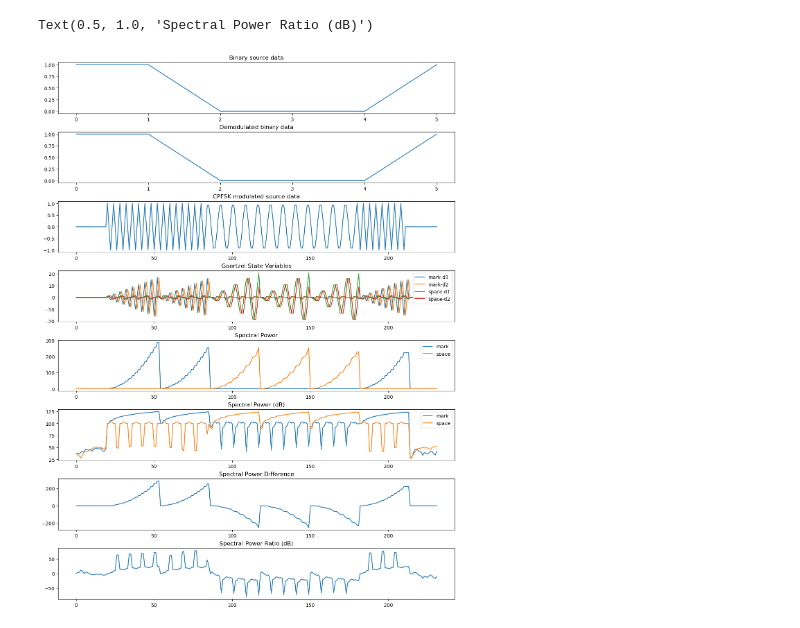
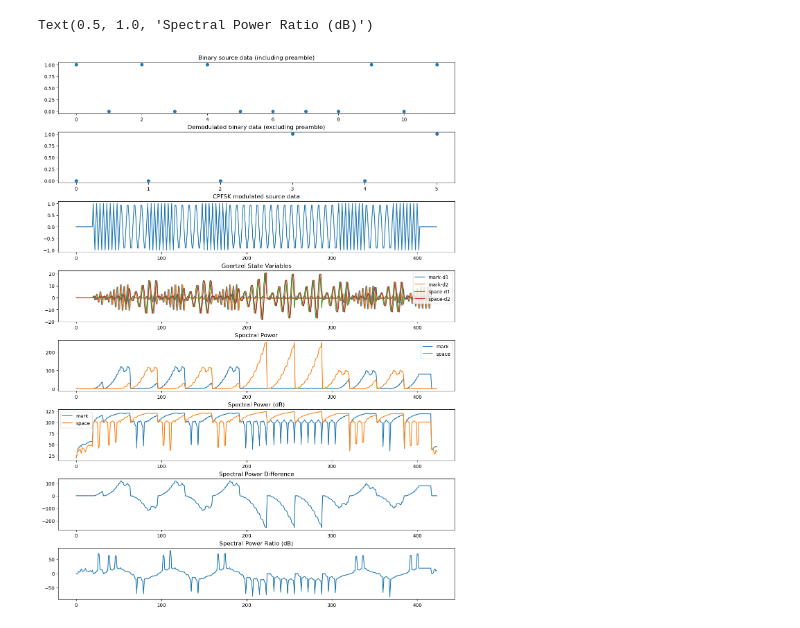
Before and after one commit to nausicaea/rootspace, a Jupyter notebook: contrib/goertzel/goertzel-streaming-nausicaea-2026.ipynb, the cells around one changed output. Saved outputs shown, nothing was run; the diff lists cells and outputs as text; code cells hidden in the pictures.

```diff
--- a/contrib/goertzel/goertzel-streaming-nausicaea-2026.ipynb
+++ b/contrib/goertzel/goertzel-streaming-nausicaea-2026.ipynb
@@ -209,12 +241,14 @@ class TwoToneGoertzel:
 # %%
 with open('modulated-6bits-20padding-0.1noise.npz', mode='rb') as f:
     digest = hashlib.file_digest(f, "sha256")
-    assert digest.hexdigest() == "30269c40b9be88d9d6ca012c99d873bea3f6da476bb3d9747cf92ef6fe2fb3f8"
+    assert digest.hexdigest() == "6bd291ae52b92191183020bb212db365c50761d05eaa39b985c1e3ba8821f470"
     f.seek(0)
     with np.load(f, allow_pickle=False) as data:
         source = data['source']
         modulated = data['modulated']
+        preamble = [bool(v) for v in data['preamble']]
 
 print(f"{source.shape=}, {source.dtype=}")
 print(f"{modulated.shape=}, {modulated.dtype=}")
+print(repr(preamble))
 # %% [output]
@@ -223,4 +258,5 @@ modulated.shape=(232,), modulated.dtype=dtype('float64')
 # %%
-states = np.array([[mark.d1, mark.d2, mark.power(), space.d1, space.d2, space.power(), np.float64(bit) if bit is not None else np.nan] for mark, space, bit in TwoToneGoertzel(modulated, 9600, 2400, 1200, 32)])
+goertzel = TwoToneGoertzel(modulated, 9600, 2400, 1200, 32, preamble=preamble, enable_clock_sync=True)
+states = np.array([[mark.d1, mark.d2, mark.power(), space.d1, space.d2, space.power(), np.float64(bit) if bit is not None else np.nan] for mark, space, bit in goertzel])
 states.dtype
 # %% [output]
@@ -239,35 +285,35 @@ axs = fig.subplot_mosaic([
     ['output'],
     ['modulated'],
     ['state'],
     ['power'],
     ['power_db'],
     ['power_diff'],
     ['power_ratio'],
 ])
-axs['source'].plot(source)
-axs['source'].set_title('Binary source data')
-axs['output'].plot(states[np.logical_not(np.isnan(states[:, 6])), 6])
-axs['output'].set_title('Demodulated binary data')
+axs['source'].plot(source, 'o')
+axs['source'].set_title('Binary source data (including preamble)')
+axs['output'].plot(states[np.logical_not(np.isnan(states[:, 6])), 6], 'o')
+axs['output'].set_title('Demodulated binary data (excluding preamble)')
 axs['modulated'].plot(modulated)
 axs['modulated'].set_title('CPFSK modulated source data')
 axs['state'].plot(states[:, 0], label='mark-d1')
 axs['state'].plot(states[:, 1], label='mark-d2')
 axs['state'].plot(states[:, 3], label='space-d1')
 axs['state'].plot(states[:, 4], label='space-d2')
 axs['state'].legend()
 axs['state'].set_title('Goertzel State Variables')
 axs['power'].plot(states[:, 2], label='mark')
 axs['power'].plot(states[:, 5], label='space')
 axs['power'].legend()
 axs['power'].set_title('Spectral Power')
 axs['power_db'].plot(to_decibel(states[:, 2], 0), label='mark')
 axs['power_db'].plot(to_decibel(states[:, 5], 0), label='space')
 axs['power_db'].legend()
 axs['power_db'].set_title('Spectral Power (dB)')
 axs['power_diff'].plot(states[:, 2] - states[:, 5])
 axs['power_diff'].set_title('Spectral Power Difference')
 axs['power_ratio'].plot(to_decibel(states[:, 2], states[:, 5]))
 axs['power_ratio'].set_title('Spectral Power Ratio (dB)')
 # %% [output]
 Text(0.5, 1.0, 'Spectral Power Ratio (dB)')
-[figure, old version]
+[figure, new version]
```
Also changed, not shown: parts of 5 cells of this notebook, 7 other files.
